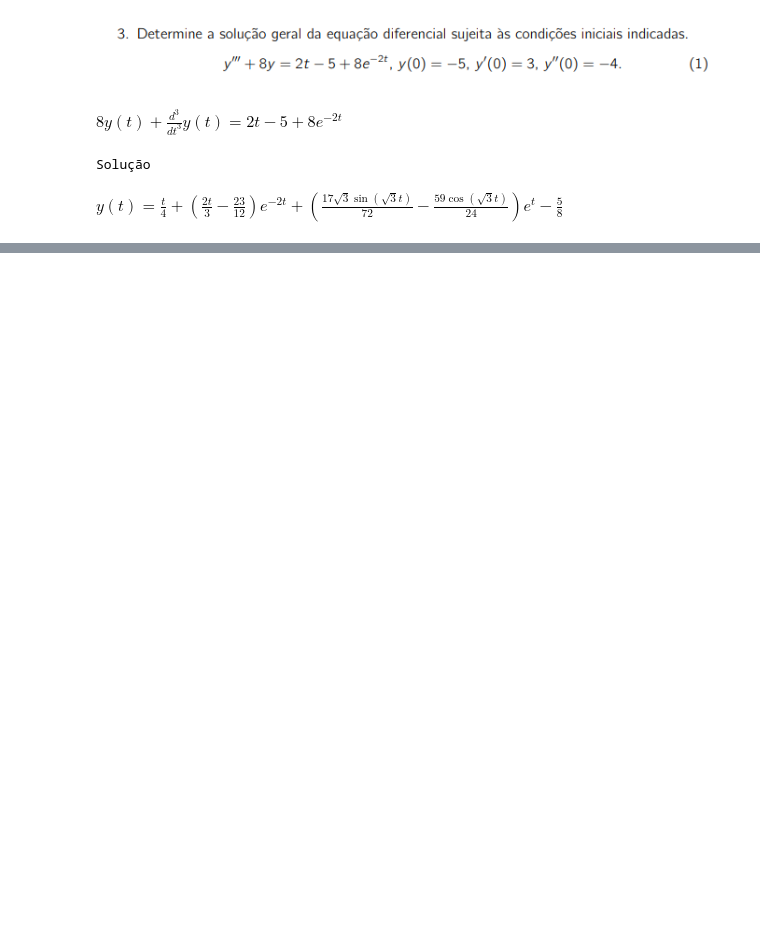
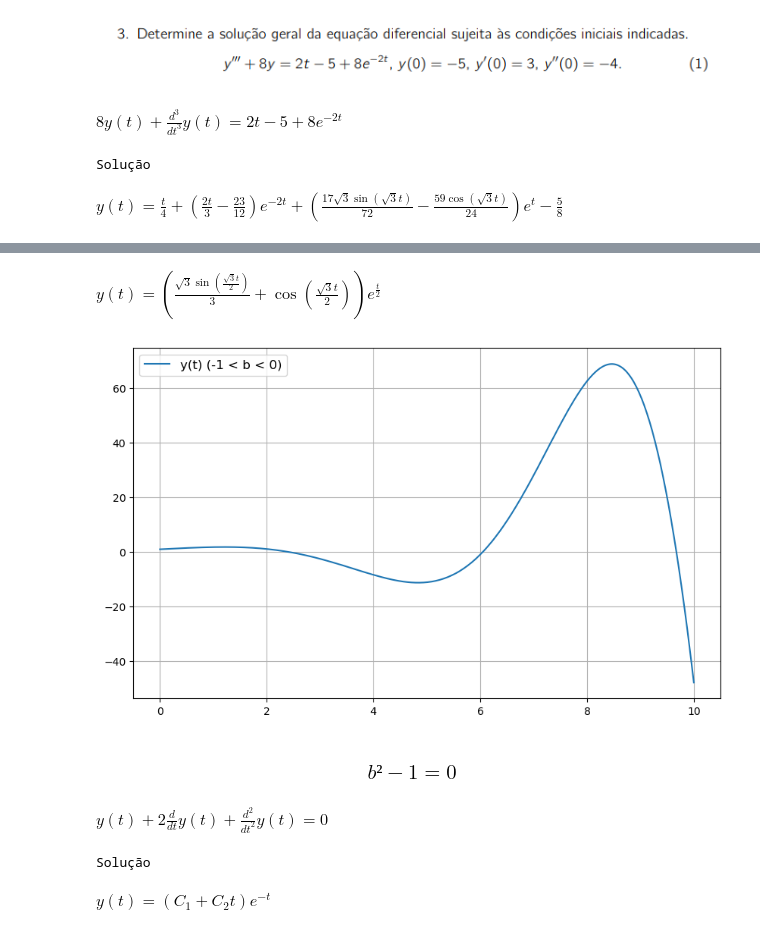
Before and after one commit to FhelipeAllves/Equacoes-Diferenciais-com-Python, a Jupyter notebook: Lista_EstruturasGuiantes/RevisaoEDO.ipynb, the cells around one changed output, grey strips where cells are left out. Saved outputs shown, nothing was run; the diff lists cells and outputs as text; code cells hidden in the pictures; blank space fills up the shorter version.

```diff
--- a/Lista_EstruturasGuiantes/RevisaoEDO.ipynb
+++ b/Lista_EstruturasGuiantes/RevisaoEDO.ipynb
@@ -102,0 +193,6 @@ $\displaystyle y{\left(t \right)} = \frac{t}{4} + \left(\frac{2 t}{3} - \frac{23
+# %%
+eq = sp.Eq(y.diff(t, t) - 1*y.diff(t) + y, 0)
+
+display(eq)
+print('Solução')
+display(sp.dsolve(eq))
@@ -102,0 +203,32 @@ $\displaystyle y{\left(t \right)} = \frac{t}{4} + \left(\frac{2 t}{3} - \frac{23
+# %%
+pvi = {y.subs(t, 0): 1, y.diff(t).subs(t, 0): 1}
+
+func = sp.dsolve(eq, ics=pvi)
+
+display(func)
+
+func = func.rhs
+func_num = sp.lambdify((t), func, 'numpy')
+t_num = linspace(0, 10, 400)
+func_num = func_num(t=t_num)
+
+plt.figure(figsize=(10,6))
+plt.plot(t_num, func_num, label=('y(t) (-1 < b < 0)'))
+plt.grid(True)
+plt.legend(loc='best', fontsize=12)
+plt.show()
+# %% [output]
+$\displaystyle y{\left(t \right)} = \left(\frac{\sqrt{3} \sin{\left(\frac{\sqrt{3} t}{2} \right)}}{3} + \cos{\left(\frac{\sqrt{3} t}{2} \right)}\right) e^{\frac{t}{2}}$
+[figure, added]
+# %% [markdown]
+### $$b² - 1 = 0$$
+# %%
+eq = sp.Eq(y.diff(t, t) + 2*y.diff(t) + y, 0)
+
+display(eq)
+print('Solução')
+display(sp.dsolve(eq))
+# %% [output]
+$\displaystyle y{\left(t \right)} + 2 \frac{d}{d t} y{\left(t \right)} + \frac{d^{2}}{d t^{2}} y{\left(t \right)} = 0$
+Solução
+$\displaystyle y{\left(t \right)} = \left(C_{1} + C_{2} t\right) e^{- t}$
```
Also changed, not shown: parts of 20 cells of this notebook, 5 other files.
